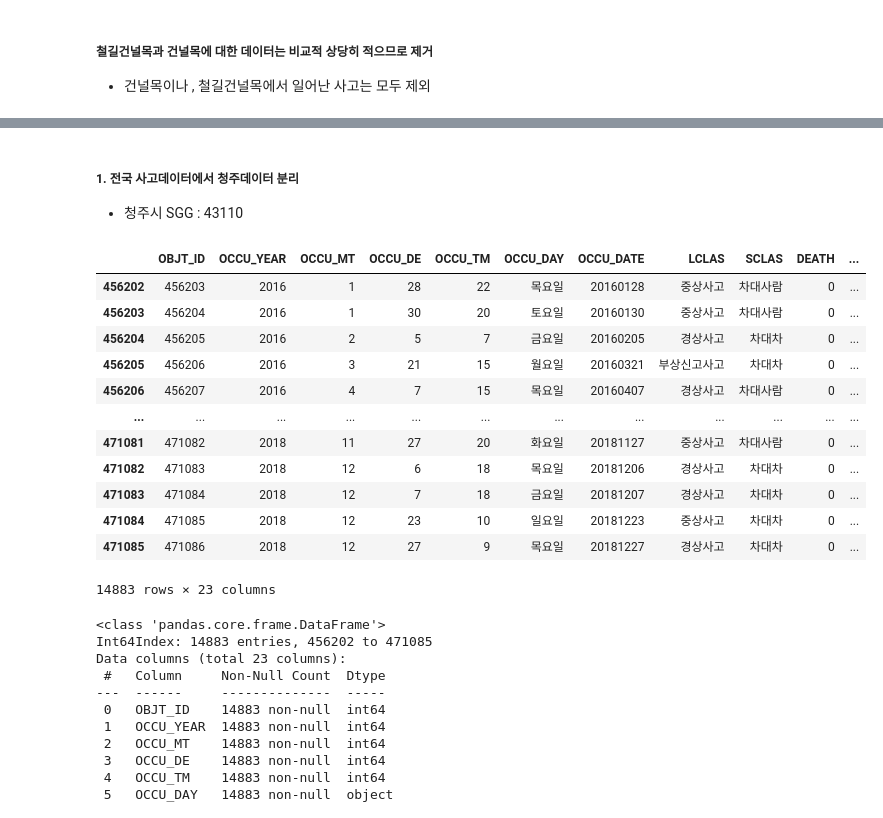
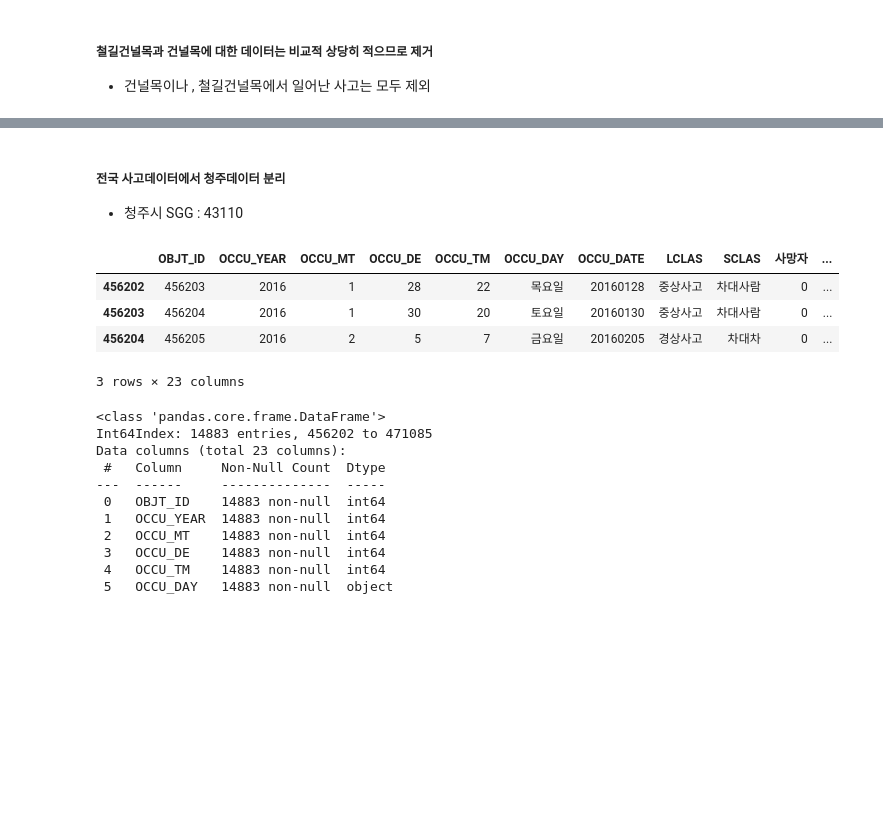
Before and after one commit to 2020NIA/roundabout_project, a Jupyter notebook: source/1. 청주시 EDA.ipynb, the cells around one changed output, grey strips where cells are left out. Cells and saved outputs as stored; diff of their text form; code cells hidden in the pictures; blank space fills up the shorter version.

```diff
--- a/source/1. 청주시 EDA.ipynb
+++ b/source/1. 청주시 EDA.ipynb
@@ -109,26 +115,18 @@ Name: SCLAS, dtype: int64
 | 4 | 5 | 2016 | 5 | 15 | 19 | 일요일 | 20160515 | 경상사고 | 차대차 | 0 | ... |
 5 rows × 23 columns
 # %% [markdown]
-##### 1. 전국 사고데이터에서 청주데이터 분리
+##### 전국 사고데이터에서 청주데이터 분리
 - 청주시 SGG : 43110
 # %%
 ##### 1. 전국 사고데이터에서 청주데이터 분리
 청주시사고데이터 = 전국사고데이터[전국사고데이터['SIG_CD'] == 43110]
-청주시사고데이터
+청주시사고데이터.head(3)
 # %% [output]
-|  | OBJT_ID | OCCU_YEAR | OCCU_MT | OCCU_DE | OCCU_TM | OCCU_DAY | OCCU_DATE | LCLAS | SCLAS | DEATH | ... |
+|  | OBJT_ID | OCCU_YEAR | OCCU_MT | OCCU_DE | OCCU_TM | OCCU_DAY | OCCU_DATE | LCLAS | SCLAS | 사망자 | ... |
 | 456202 | 456203 | 2016 | 1 | 28 | 22 | 목요일 | 20160128 | 중상사고 | 차대사람 | 0 | ... |
 | 456203 | 456204 | 2016 | 1 | 30 | 20 | 토요일 | 20160130 | 중상사고 | 차대사람 | 0 | ... |
 | 456204 | 456205 | 2016 | 2 | 5 | 7 | 금요일 | 20160205 | 경상사고 | 차대차 | 0 | ... |
-| 456205 | 456206 | 2016 | 3 | 21 | 15 | 월요일 | 20160321 | 부상신고사고 | 차대차 | 0 | ... |
-| 456206 | 456207 | 2016 | 4 | 7 | 15 | 목요일 | 20160407 | 경상사고 | 차대사람 | 0 | ... |
-| ... | ... | ... | ... | ... | ... | ... | ... | ... | ... | ... | ... |
-| 471081 | 471082 | 2018 | 11 | 27 | 20 | 화요일 | 20181127 | 중상사고 | 차대사람 | 0 | ... |
-| 471082 | 471083 | 2018 | 12 | 6 | 18 | 목요일 | 20181206 | 경상사고 | 차대차 | 0 | ... |
-| 471083 | 471084 | 2018 | 12 | 7 | 18 | 금요일 | 20181207 | 경상사고 | 차대차 | 0 | ... |
-| 471084 | 471085 | 2018 | 12 | 23 | 10 | 일요일 | 20181223 | 중상사고 | 차대차 | 0 | ... |
-| 471085 | 471086 | 2018 | 12 | 27 | 9 | 목요일 | 20181227 | 경상사고 | 차대차 | 0 | ... |
-14883 rows × 23 columns
+3 rows × 23 columns
 # %%
 청주시사고데이터.info()
 # %% [output]
```
Also changed, not shown: parts of 101 cells of this notebook.
